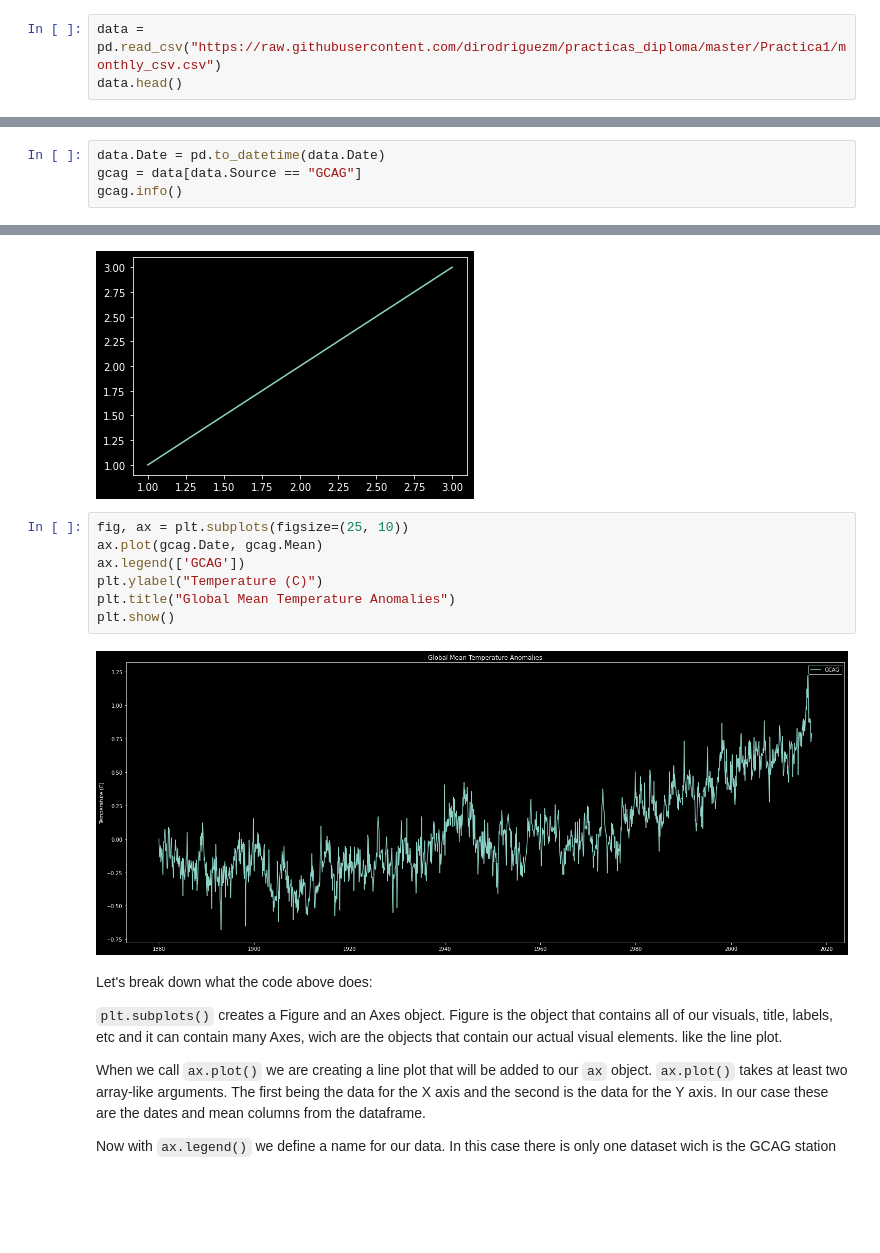
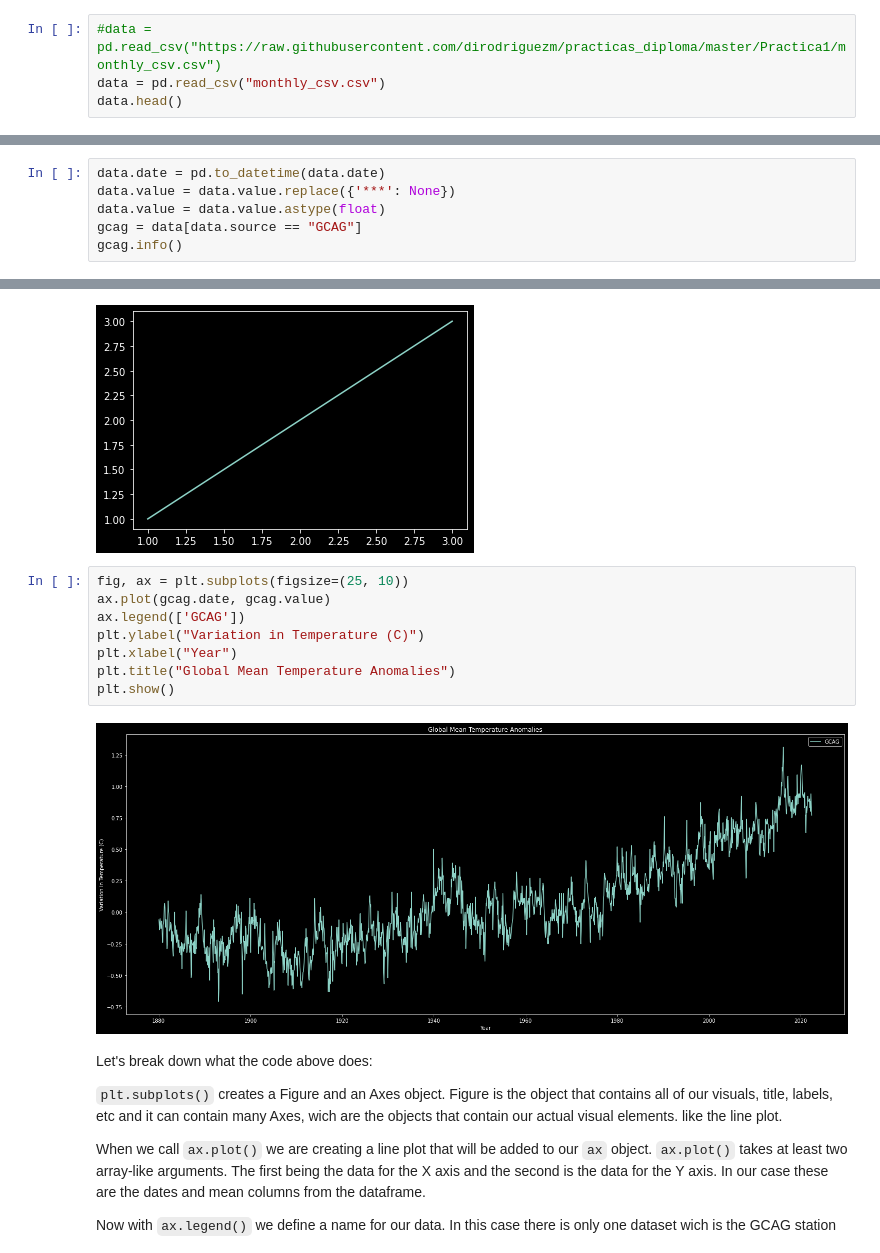
Before and after one commit to curso-visualizacion/practicas, a Jupyter notebook: Practica1/Practica 1.ipynb, the cells around one changed output, grey strips where cells are left out. Drawn from its saved outputs; the diff is of its cells as text; blank space fills up the shorter version.

```diff
--- a/Practica1/Practica 1.ipynb
+++ b/Practica1/Practica 1.ipynb
@@ -69,6 +69,7 @@ to learn how to query and perform operations on dataframes
 
 Here we read a csv file and then use `DataFrame.head()` to take a look at the first five elements of the dataframe
 # %%
-data = pd.read_csv("https://raw.githubusercontent.com/dirodriguezm/practicas_diploma/master/Practica1/monthly_csv.csv")
+#data = pd.read_csv("https://raw.githubusercontent.com/dirodriguezm/practicas_diploma/master/Practica1/monthly_csv.csv")
+data = pd.read_csv("monthly_csv.csv")
 data.head()
 # %% [output]
@@ -83,8 +84,10 @@ Now let's filter out the dataframe to only contain meassurements from GCAG sourc
 
 Datetime is a python library to handle dates and it is compatible with matplotlib.
 # %%
-data.Date = pd.to_datetime(data.Date)
-gcag = data[data.Source == "GCAG"]
+data.date = pd.to_datetime(data.date)
+data.value = data.value.replace({'***': None})
+data.value = data.value.astype(float)
+gcag = data[data.source == "GCAG"]
 gcag.info()
 # %% [output]
 <class 'pandas.core.frame.DataFrame'>
@@ -119,13 +144,14 @@ ax.plot([1,2,3], [1,2,3])
 [figure]
 # %%
 fig, ax = plt.subplots(figsize=(25, 10))
-ax.plot(gcag.Date, gcag.Mean)
+ax.plot(gcag.date, gcag.value)
 ax.legend(['GCAG'])
-plt.ylabel("Temperature (C)")
+plt.ylabel("Variation in Temperature (C)")
+plt.xlabel("Year")
 plt.title("Global Mean Temperature Anomalies")
 plt.show()
 # %% [output]
-[figure, old version]
+[figure, new version]
 # %% [markdown]
 Let's break down what the code above does:
 
```
Also changed, not shown: parts of 20 cells of this notebook, 1 other file.
